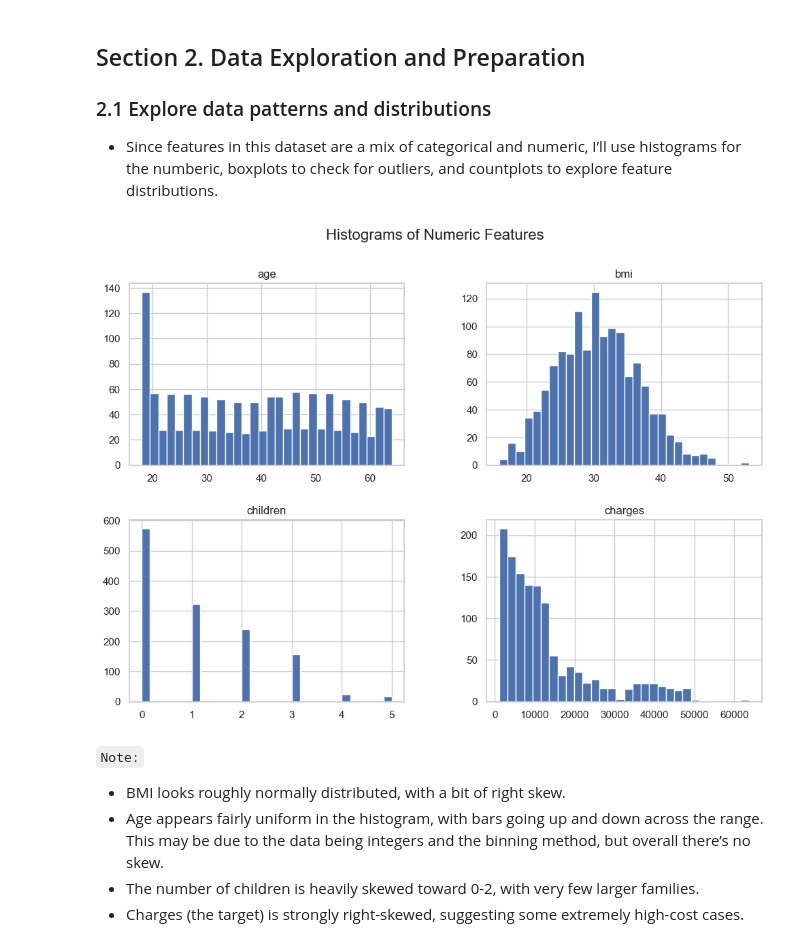
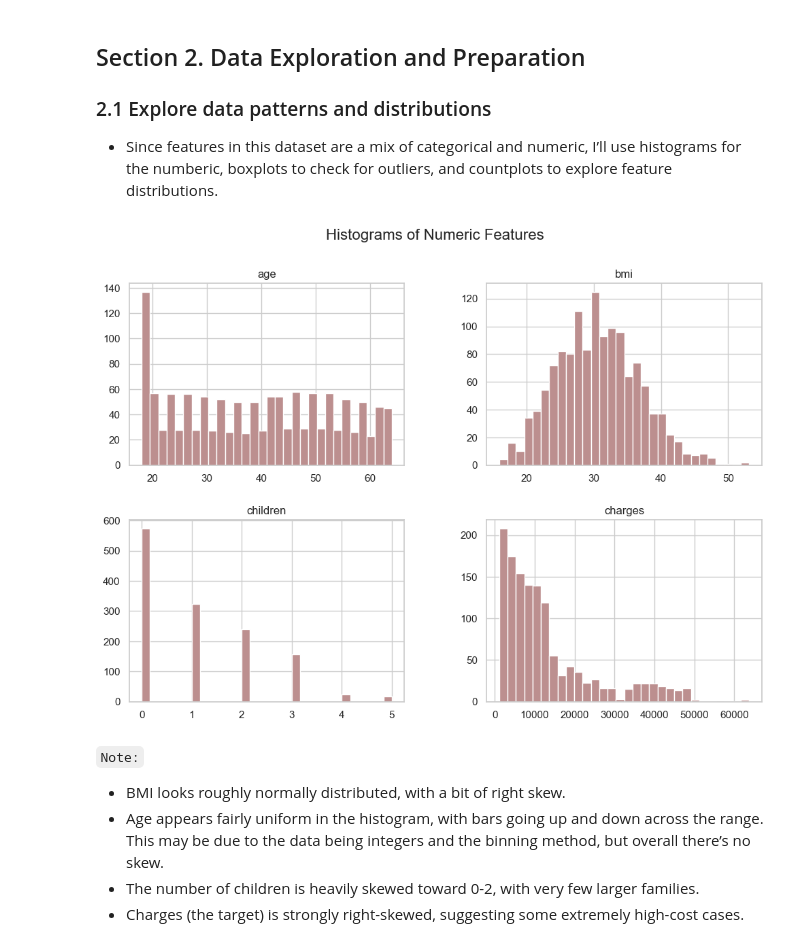
Before and after one commit to abeaderstadt/ml_regression_beaderstadt, a Jupyter notebook: regression_beaderstadt.ipynb, the cells around one changed output. Cells and saved outputs as stored; diff of their text form; code cells hidden in the pictures.

```diff
--- a/regression_beaderstadt.ipynb
+++ b/regression_beaderstadt.ipynb
@@ -116,18 +116,18 @@ dtype: int64
 # %%
 # Set a clean style
 sns.set(style="whitegrid")
 
 # ------------------------------
 # Histograms for numeric features
 # ------------------------------
 
 numeric_cols = ["age", "bmi", "children", "charges"]
 
-df[numeric_cols].hist(bins=30, figsize=(12, 8))
+df[numeric_cols].hist(bins=30, figsize=(12, 8), color='rosybrown')
 plt.suptitle("Histograms of Numeric Features", fontsize=16)
 plt.show()
 # %% [output]
-[figure, old version]
+[figure, new version]
 # %% [markdown]
 `Note:`<br>
 - BMI looks roughly normally distributed, with a bit of right skew.
```
Also changed, not shown: parts of 3 cells of this notebook.
